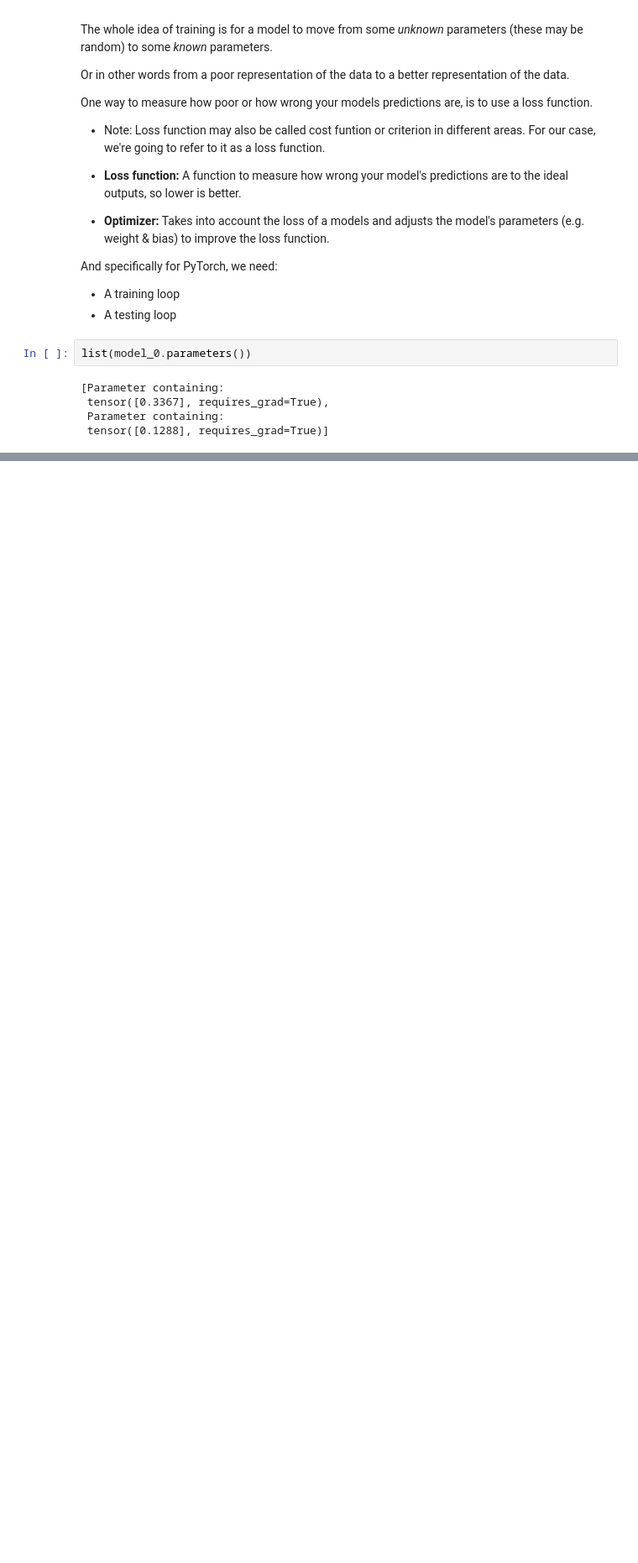
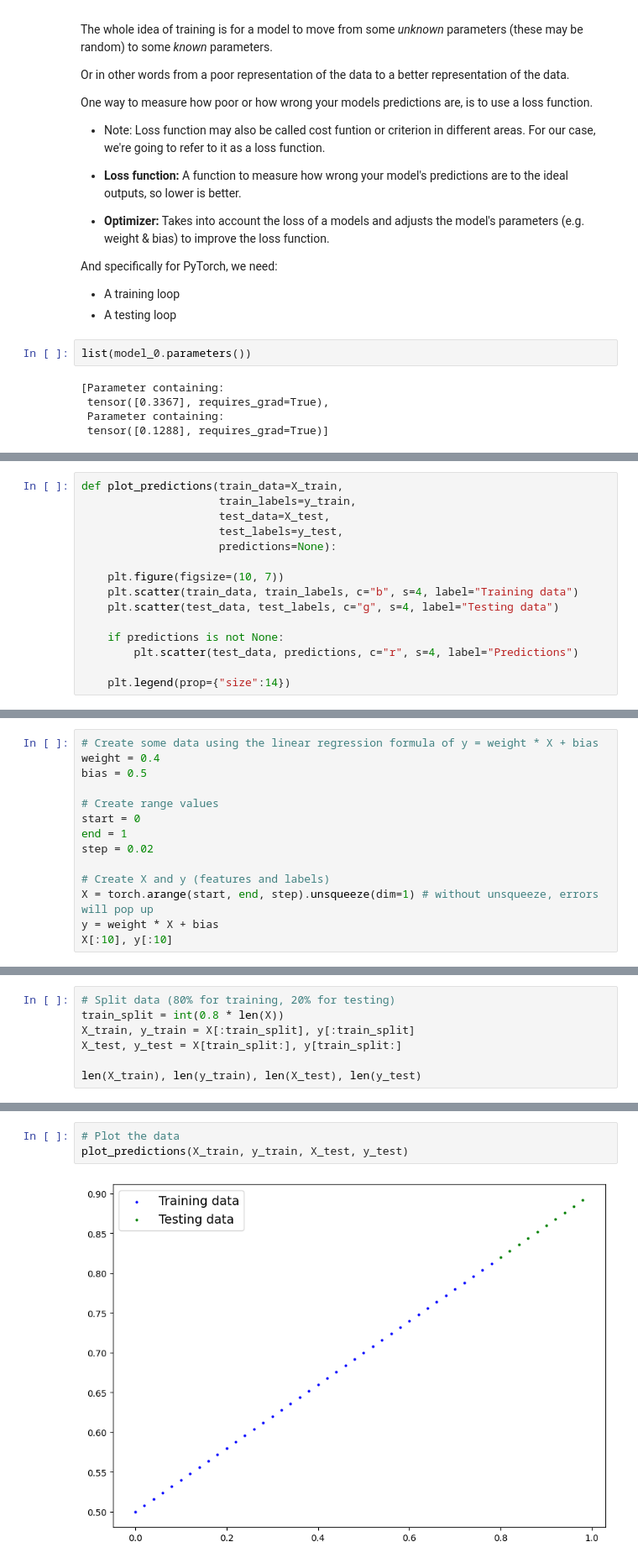
Before and after one commit to VeraSchild/Learning-PyTorch, a Jupyter notebook: 01_pytorch_workflow.ipynb, the cells around one changed output, grey strips where cells are left out. Shown at 84% size. Saved outputs shown, nothing was run; the diff lists cells and outputs as text; blank space fills up the shorter version.

Commit message:
Finished 01 + 01 exercises. Started 02

```diff
--- a/01_pytorch_workflow.ipynb
+++ b/01_pytorch_workflow.ipynb
@@ -269,0 +579,15 @@ OrderedDict([('weights', tensor([0.3367])), ('bias', tensor([0.1288]))])
+# %%
+def plot_predictions(train_data=X_train,
+                     train_labels=y_train,
+                     test_data=X_test,
+                     test_labels=y_test,
+                     predictions=None):
+
+    plt.figure(figsize=(10, 7))
+    plt.scatter(train_data, train_labels, c="b", s=4, label="Training data")
+    plt.scatter(test_data, test_labels, c="g", s=4, label="Testing data")
+
+    if predictions is not None:
+        plt.scatter(test_data, predictions, c="r", s=4, label="Predictions")
+
+    plt.legend(prop={"size":14})
@@ -269,0 +596,14 @@ OrderedDict([('weights', tensor([0.3367])), ('bias', tensor([0.1288]))])
+# %%
+# Create some data using the linear regression formula of y = weight * X + bias
+weight = 0.4
+bias = 0.5
+
+# Create range values
+start = 0
+end = 1
+step = 0.02
+
+# Create X and y (features and labels)
+X = torch.arange(start, end, step).unsqueeze(dim=1) # without unsqueeze, errors will pop up
+y = weight * X + bias
+X[:10], y[:10]
@@ -269,0 +631,7 @@ OrderedDict([('weights', tensor([0.3367])), ('bias', tensor([0.1288]))])
+# %%
+# Split data (80% for training, 20% for testing)
+train_split = int(0.8 * len(X))
+X_train, y_train = X[:train_split], y[:train_split]
+X_test, y_test = X[train_split:], y[train_split:]
+
+len(X_train), len(y_train), len(X_test), len(y_test)
@@ -269,0 +640,5 @@ OrderedDict([('weights', tensor([0.3367])), ('bias', tensor([0.1288]))])
+# %%
+# Plot the data
+plot_predictions(X_train, y_train, X_test, y_test)
+# %% [output]
+[figure, added]
```
Also changed, not shown: parts of 46 cells of this notebook, 5 other files.
